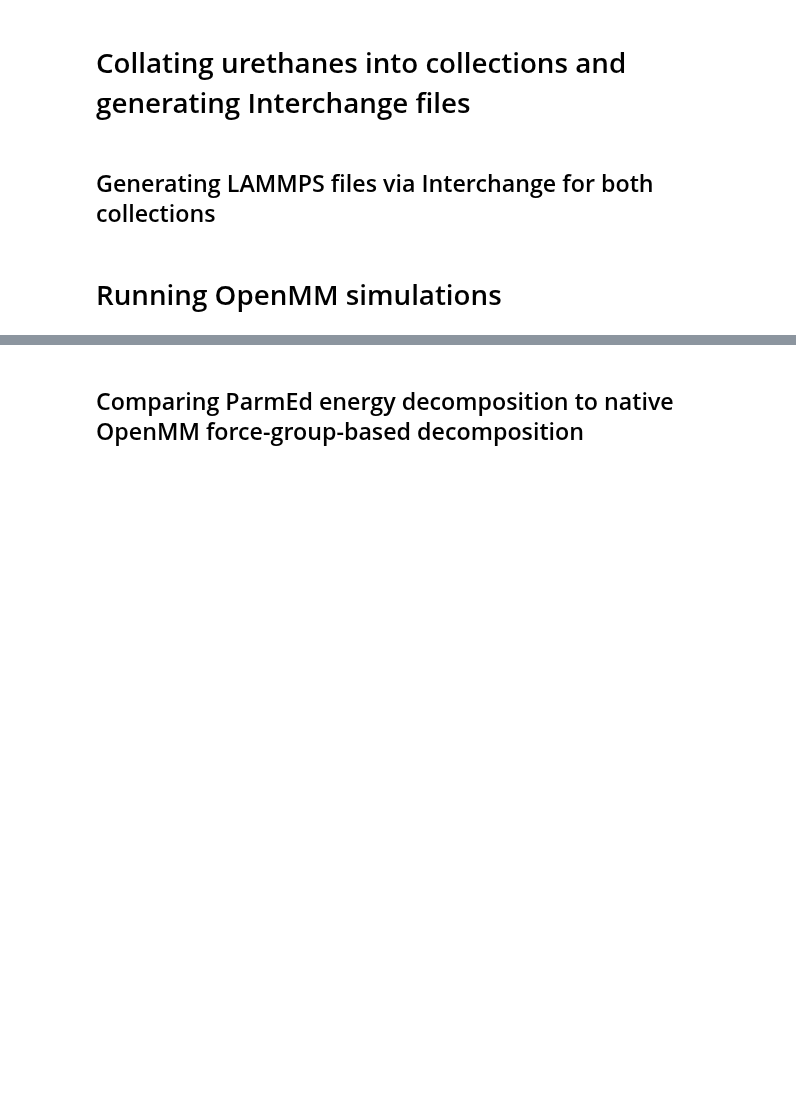
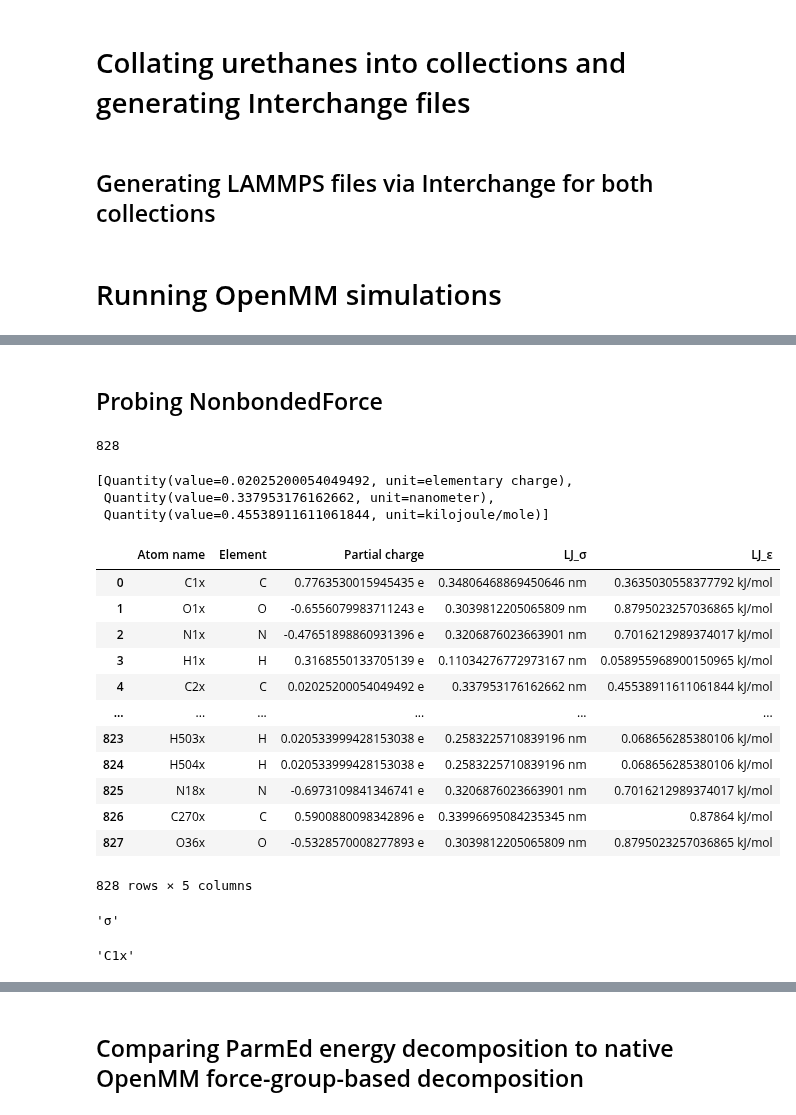
Before and after one commit to timbernat/NREL_polymers, a Jupyter notebook: nrel_polymers.ipynb, the cells around one changed output, grey strips where cells are left out. Cells and saved outputs as stored; diff of their text form; code cells hidden in the pictures; blank space fills up the shorter version.

```diff
--- a/nrel_polymers.ipynb
+++ b/nrel_polymers.ipynb
@@ -206,0 +333,53 @@ for chemistry, ic_dict in success_ics.items():
+# %% [markdown]
+## Probing NonbondedForce
+# %%
+nonbond = sim.system.getForce(0)
+# %%
+nonbond.getNumParticles()
+# %% [output]
+828
+# %%
+nonbond.getParticleParameters(4)
+# %% [output]
+[Quantity(value=0.02025200054049492, unit=elementary charge),
+ Quantity(value=0.337953176162662, unit=nanometer),
+ Quantity(value=0.45538911611061844, unit=kilojoule/mole)]
+# %%
+SIG = general.GREEK_LOWER['sigma']
+EPS = general.GREEK_LOWER['epsilon']
+
+records = []
+for atom in sim.topology.atoms():
+    charge, sigma, epsilon = nonbond.getParticleParameters(atom.index)
+    records.append({
+        'Atom name' : atom.name,
+        'Element' : atom.element.symbol,
+        'Partial charge' : charge,
+        f'LJ_{SIG}' : sigma,
+        f'LJ_{EPS}' : epsilon
+    })
+
+lj_dframe = pd.DataFrame.from_records(records)
+lj_dframe
+# %% [output]
+|  | Atom name | Element | Partial charge | LJ_σ | LJ_ε |
+| 0 | C1x | C | 0.7763530015945435 e | 0.34806468869450646 nm | 0.3635030558377792 kJ/mol |
+| 1 | O1x | O | -0.6556079983711243 e | 0.3039812205065809 nm | 0.8795023257036865 kJ/mol |
+| 2 | N1x | N | -0.47651898860931396 e | 0.3206876023663901 nm | 0.7016212989374017 kJ/mol |
+| 3 | H1x | H | 0.3168550133705139 e | 0.11034276772973167 nm | 0.058955968900150965 kJ/mol |
+| 4 | C2x | C | 0.02025200054049492 e | 0.337953176162662 nm | 0.45538911611061844 kJ/mol |
+| ... | ... | ... | ... | ... | ... |
+| 823 | H503x | H | 0.020533999428153038 e | 0.2583225710839196 nm | 0.068656285380106 kJ/mol |
+| 824 | H504x | H | 0.020533999428153038 e | 0.2583225710839196 nm | 0.068656285380106 kJ/mol |
+| 825 | N18x | N | -0.6973109841346741 e | 0.3206876023663901 nm | 0.7016212989374017 kJ/mol |
+| 826 | C270x | C | 0.5900880098342896 e | 0.33996695084235345 nm | 0.87864 kJ/mol |
+| 827 | O36x | O | -0.5328570008277893 e | 0.3039812205065809 nm | 0.8795023257036865 kJ/mol |
+828 rows × 5 columns
+# %%
+general.GREEK_LOWER['sigma']
+# %% [output]
+'σ'
+# %%
+atoms[0].name
+# %% [output]
+'C1x'
```
Also changed, not shown: parts of 35 cells of this notebook.
